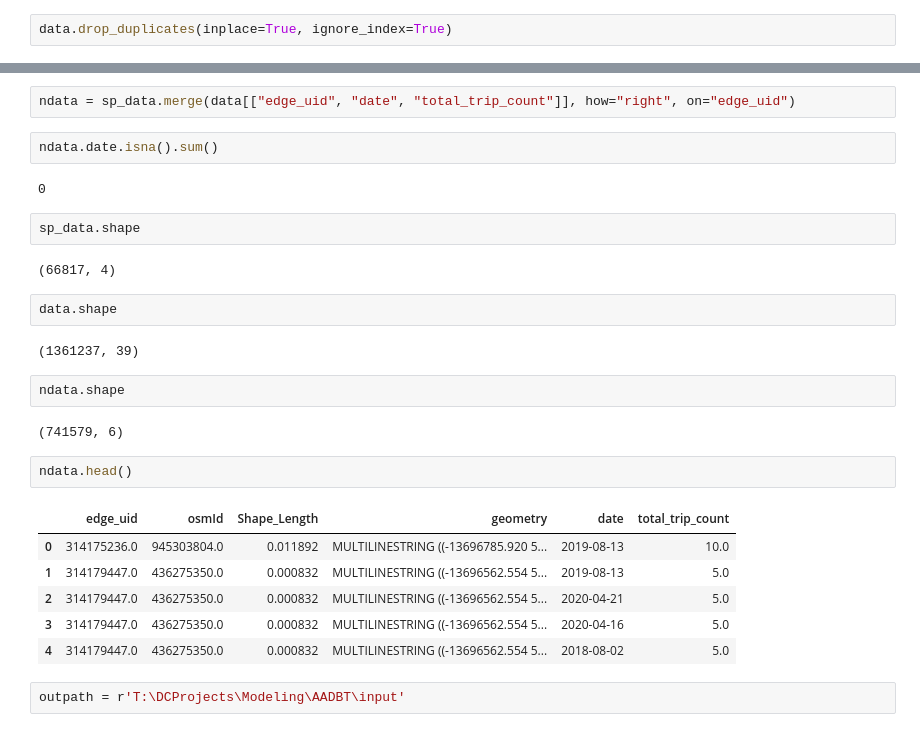
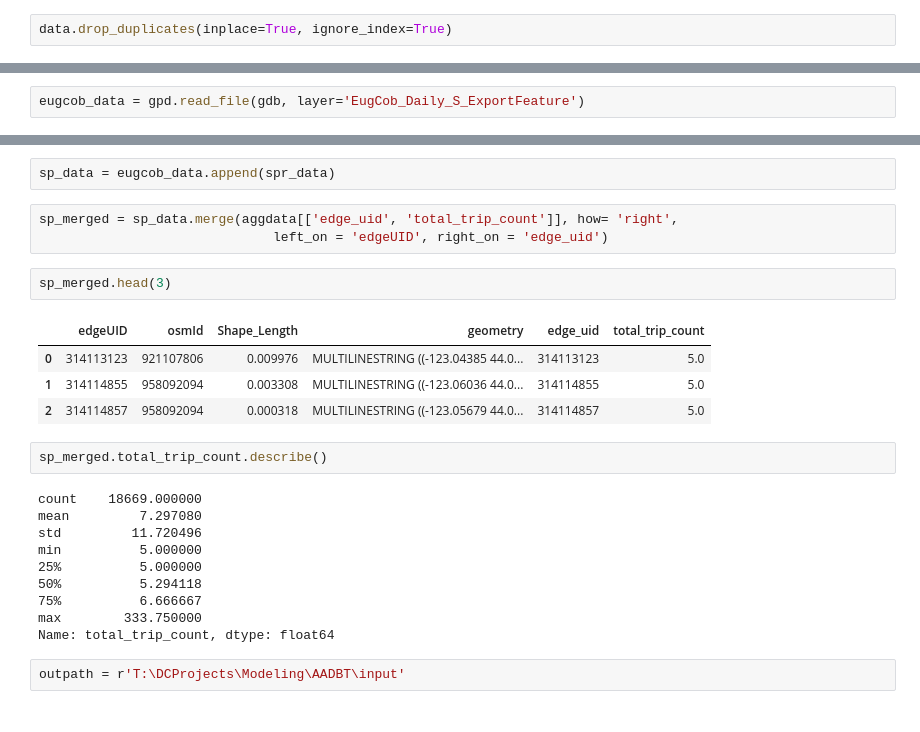
Before and after one commit to dongmeic/MPO_Data_Portal, a Jupyter notebook: TrafficCountData/AADBT/explore_Strava_data.ipynb, the cells around one changed output, grey strips where cells are left out. Saved outputs shown, nothing was run; the diff lists cells and outputs as text.

```diff
--- a/TrafficCountData/AADBT/explore_Strava_data.ipynb
+++ b/TrafficCountData/AADBT/explore_Strava_data.ipynb
@@ -31,0 +50,2 @@ sp_data.rename(columns={"edgeUID": "edge_uid"}, inplace=True)
+# %%
+eugcob_data = gpd.read_file(gdb, layer='EugCob_Daily_S_ExportFeature')
@@ -32,30 +70,27 @@ sp_data.rename(columns={"edgeUID": "edge_uid"}, inplace=True)
+# %%
+sp_data = eugcob_data.append(spr_data)
 # %%
-ndata = sp_data.merge(data[["edge_uid", "date", "total_trip_count"]], how="right", on="edge_uid")
+sp_merged = sp_data.merge(aggdata[['edge_uid', 'total_trip_count']], how= 'right',
+                              left_on = 'edgeUID', right_on = 'edge_uid')
-# %%
-ndata.date.isna().sum()
-# %% [output]
-0
-# %%
-sp_data.shape
-# %% [output]
-(66817, 4)
-# %%
-data.shape
-# %% [output]
-(1361237, 39)
-# %%
-ndata.shape
-# %% [output]
-(741579, 6)
-# %%
-ndata.head()
-# %% [output]
-|  | edge_uid | osmId | Shape_Length | geometry | date | total_trip_count |
-| 0 | 314175236.0 | 945303804.0 | 0.011892 | MULTILINESTRING ((-13696785.920 5... | 2019-08-13 | 10.0 |
-| 1 | 314179447.0 | 436275350.0 | 0.000832 | MULTILINESTRING ((-13696562.554 5... | 2019-08-13 | 5.0 |
-| 2 | 314179447.0 | 436275350.0 | 0.000832 | MULTILINESTRING ((-13696562.554 5... | 2020-04-21 | 5.0 |
-| 3 | 314179447.0 | 436275350.0 | 0.000832 | MULTILINESTRING ((-13696562.554 5... | 2020-04-16 | 5.0 |
-| 4 | 314179447.0 | 436275350.0 | 0.000832 | MULTILINESTRING ((-13696562.554 5... | 2018-08-02 | 5.0 |
+# %%
+sp_merged.head(3)
+# %% [output]
+|  | edgeUID | osmId | Shape_Length | geometry | edge_uid | total_trip_count |
+| 0 | 314113123 | 921107806 | 0.009976 | MULTILINESTRING ((-123.04385 44.0... | 314113123 | 5.0 |
+| 1 | 314114855 | 958092094 | 0.003308 | MULTILINESTRING ((-123.06036 44.0... | 314114855 | 5.0 |
+| 2 | 314114857 | 958092094 | 0.000318 | MULTILINESTRING ((-123.05679 44.0... | 314114857 | 5.0 |
+# %%
+sp_merged.total_trip_count.describe()
+# %% [output]
+count    18669.000000
+mean         7.297080
+std         11.720496
+min          5.000000
+25%          5.000000
+50%          5.294118
+75%          6.666667
+max        333.750000
+Name: total_trip_count, dtype: float64
 # %%
 outpath = r'T:\DCProjects\Modeling\AADBT\input'
 # %%
```
Also changed, not shown: parts of 34 cells of this notebook.
